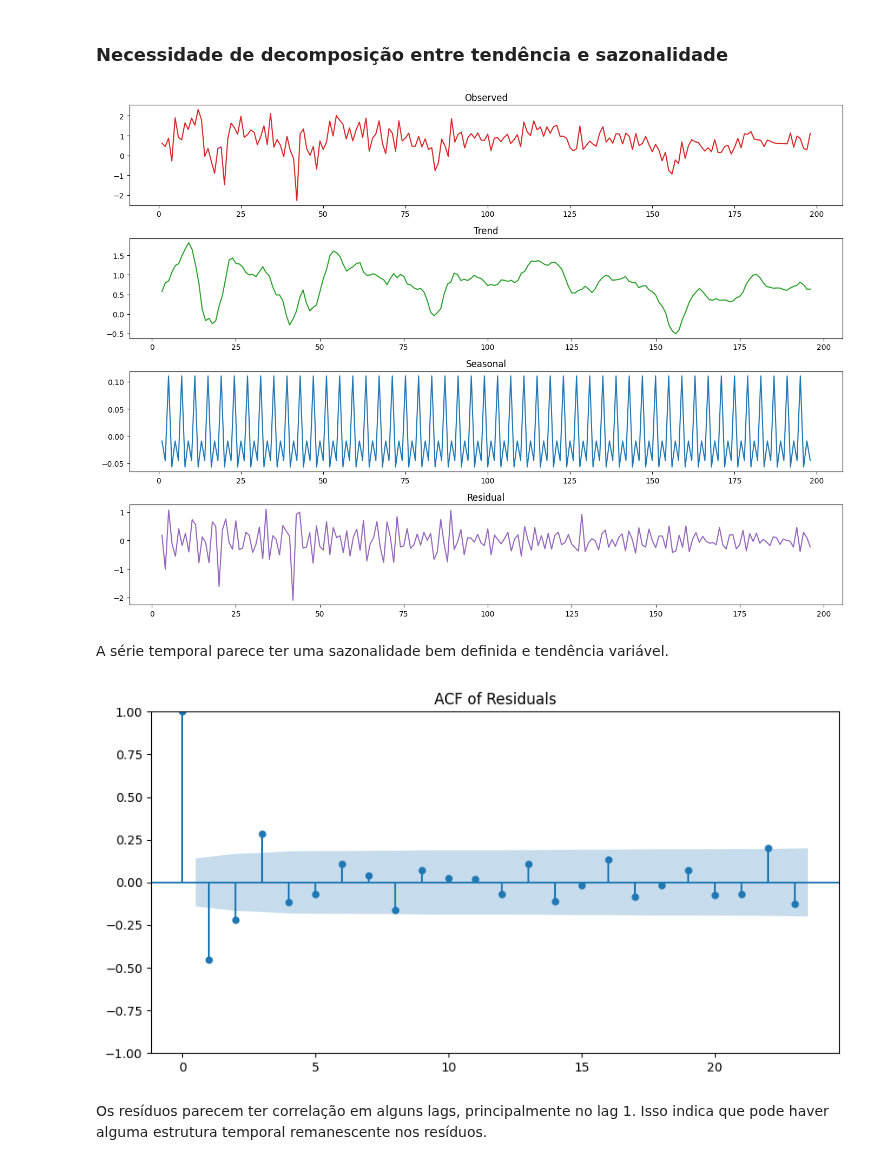
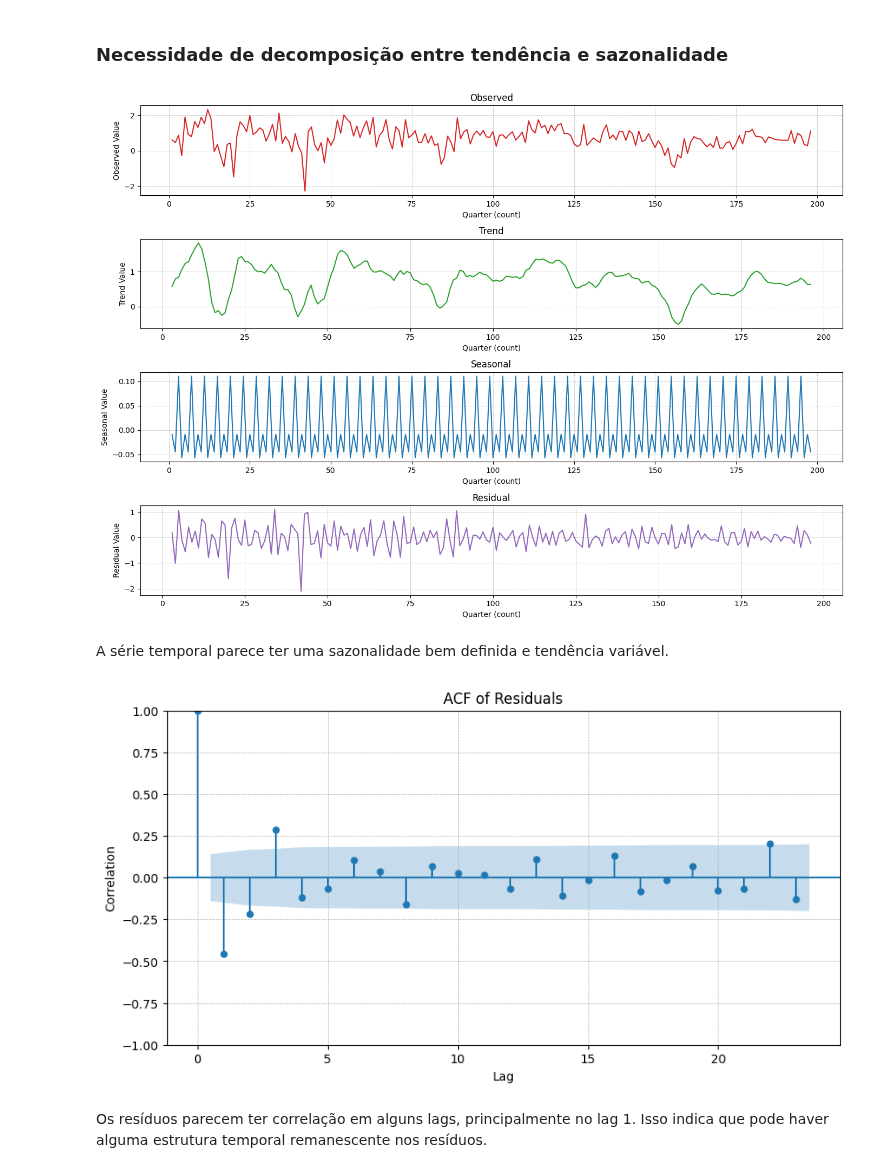
Before and after one commit to ramalhogs/Series_temporais_A2, a Jupyter notebook: analysis.ipynb, the cells around one changed output. Drawn from its saved outputs; the diff is of its cells as text; code cells hidden in the pictures.

Commit message:
refactor: updating some visualizations

```diff
--- a/analysis.ipynb
+++ b/analysis.ipynb
@@ -99,7 +100,7 @@ Além disso, utilizar uma normalização Z-Score para Comsumption, Income, Produ
 # %% [markdown]
 ### Necessidade de decomposição entre tendência e sazonalidade
 # %%
-# Escolha uma série para decomposição, por exemplo, 'Consumption'
+# Série para decomposição
 series = df['Consumption']
 
 result = seasonal_decompose(series, model='additive', period=4)
@@ -112,17 +113,25 @@ result.seasonal.plot(ax=ax3, color='tab:blue', title='Seasonal')
 result.resid.plot(ax=ax4, color='tab:purple', title='Residual')
 
 # Ajustando o layout para melhor visualização
+for ax in (ax1, ax2, ax3, ax4):
+    ax.grid(linestyle='--', linewidth=0.5, zorder=5)
+    ax.set_xlabel('Quarter (count)')
+    ax.set_ylabel(f"{ax.title.get_text()} Value")
+
 plt.tight_layout()
 plt.show()
 # %% [output]
-[figure, old version]
+[figure, new version]
 # %% [markdown]
 A série temporal parece ter uma sazonalidade bem definida e tendência variável.
 # %%
 plt.figure(figsize=(10, 5))
 plot_acf(result.resid.dropna(), ax=plt.gca(), title="ACF of Residuals")
+plt.xlabel('Lag')
+plt.ylabel('Correlation')
+plt.grid(linestyle='--', linewidth=0.5, zorder=5)
 plt.show()
 # %% [output]
-[figure, old version]
+[figure, new version]
 # %% [markdown]
 Os resíduos parecem ter correlação em alguns lags, principalmente no lag 1. Isso indica que pode haver alguma estrutura temporal remanescente nos resíduos.
```
Also changed, not shown: parts of 1 cell of this notebook, 2 other files.
